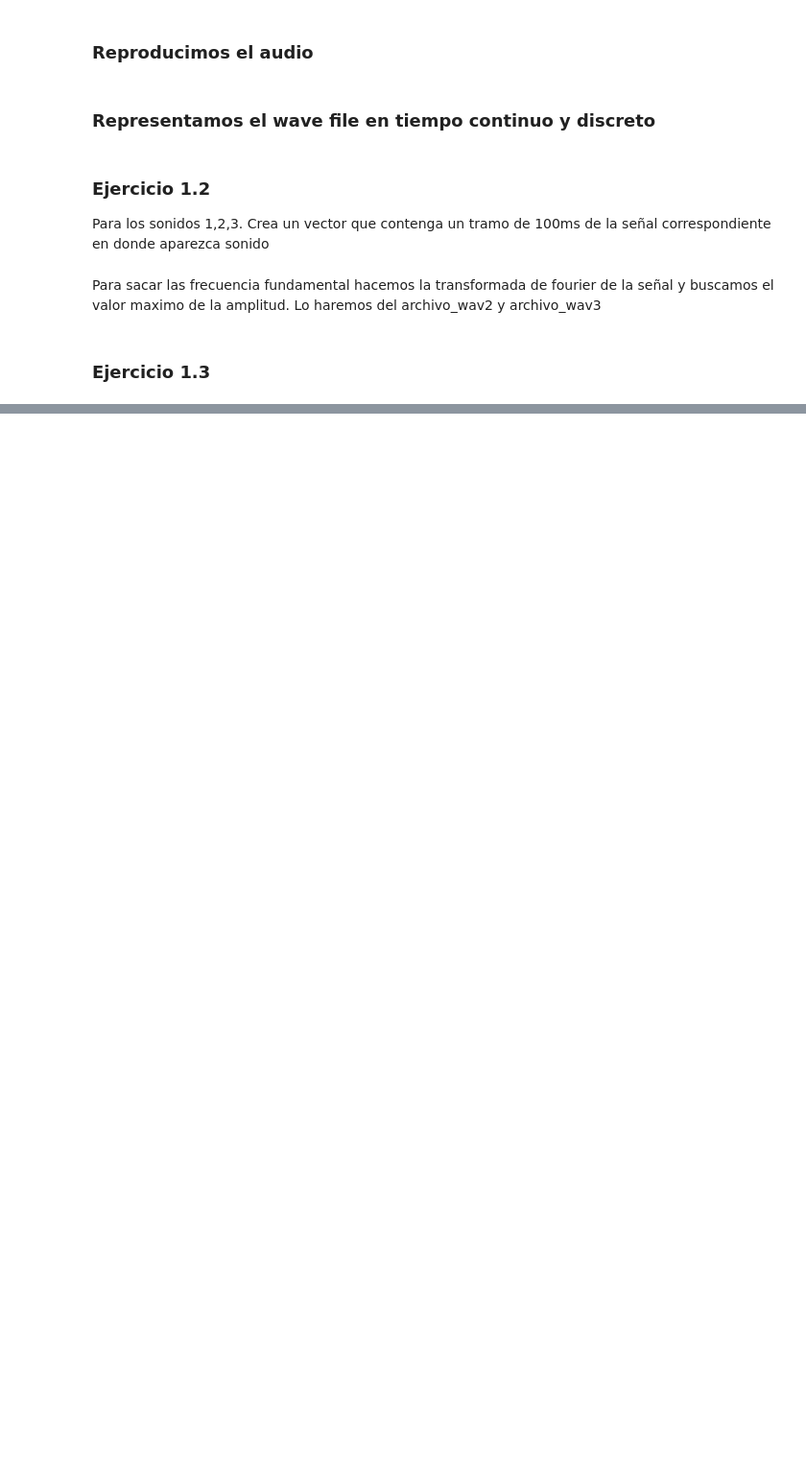
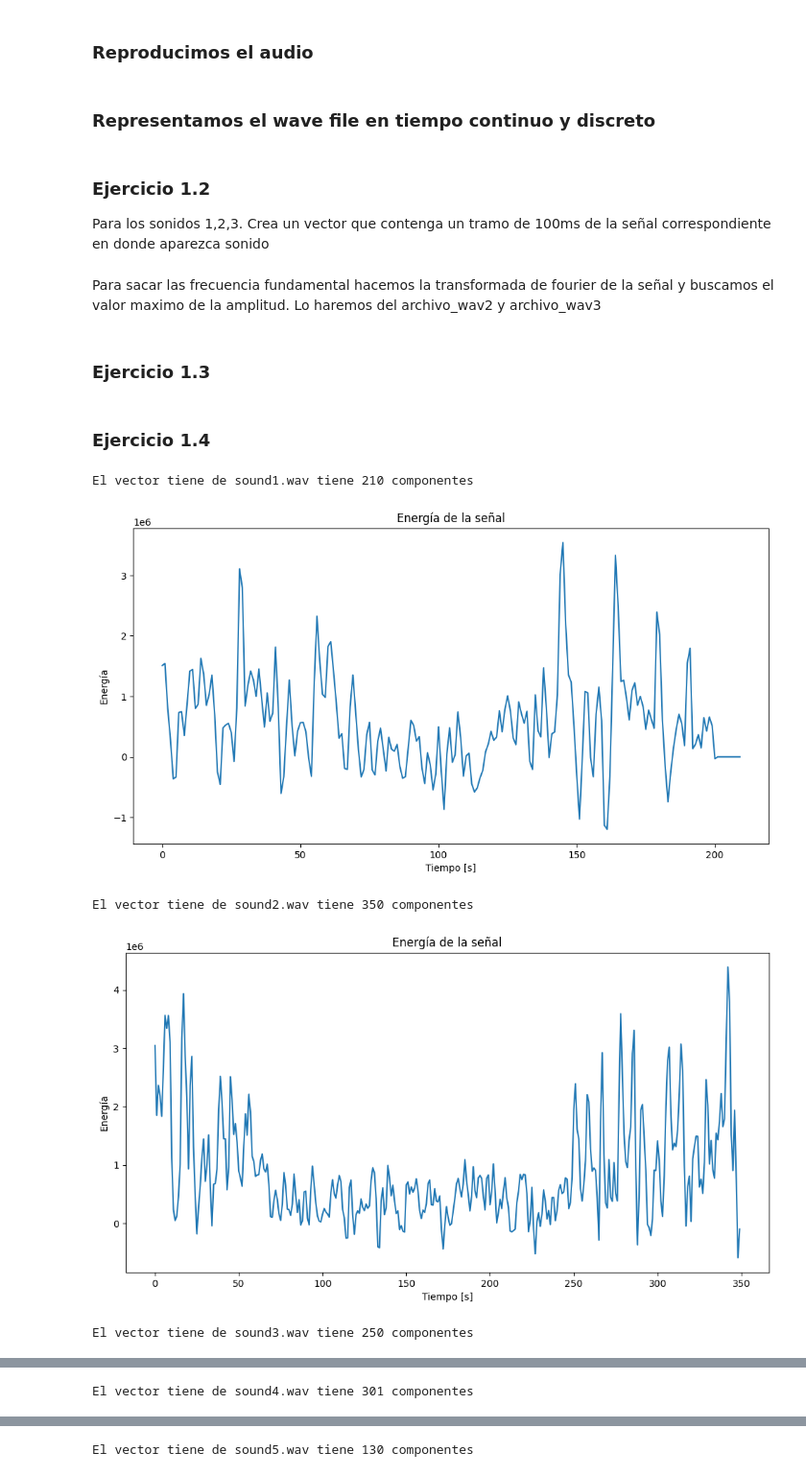
Before and after one commit to oscarjibou/University_projects, a Jupyter notebook: P1/main.ipynb, the cells around one changed output, grey strips where cells are left out. Shown: that part at 96% size. Saved outputs shown, nothing was run; the diff lists cells and outputs as text; code cells hidden in the pictures; blank space fills up the shorter version.

```diff
--- a/P1/main.ipynb
+++ b/P1/main.ipynb
@@ -140,6 +140,7 @@ for archivo_wav in audio_files_only_three:
     frecuencia = np.fft.fftfreq(n, d=1.0/frecuencia_muestreo)
     frecuencia = frecuencia[0:int(n/2)]
     plt.figure(figsize=(12, 6))
+    plt.xlim(0, 500)  # Set the x-axis limits to zoom in
     plt.plot(frecuencia, np.abs(fourier))
     plt.title('Fourier transform of the frame - {}'.format(archivo_wav))
     plt.xlabel('Frecuencia [Hz]')
@@ -169,0 +196,64 @@ for archivo_wav in audio_files_only_three:
+# %% [markdown]
+### Ejercicio 1.4
+# %%
+# for archivo_wav in audio_files:
+
+#     # Get the sample rate and data
+#     frecuencia_muestreo, datos = wavfile.read(archivo_wav)
+
+#     L_frame = int(0.02 * frecuencia_muestreo) # 20ms
+#     overlap = int(L_frame * 0.5)
+
+#     print(f"El vector tiene de {archivo_wav} tiene {len(datos)//(L_frame-overlap)} componentes")
+
+#     # Create an array to store the energy values
+#     energia = np.zeros(len(datos)//(L_frame-overlap))
+
+#     # Calculate the energy for each frame
+#     for i in range(len(datos)//(L_frame-overlap)):
+#         start = i * (L_frame - overlap)
+#         end = start + L_frame
+#         frame = datos[start:end]
+#         energia[i] = np.sum(frame**2)
+
+#     # Plot the energy
+#     plt.figure(figsize=(12, 6))
+#     plt.plot(tiempo[:len(datos)//(L_frame-overlap)], energia) # tiempo[:len(datos)//(L_frame-overlap)] is to make the time the same size as the energy
+#     plt.title('Energía de la señal')
+#     plt.xlabel('Tiempo [s]')
+#     plt.ylabel('Energía')
+#     plt.show()
+
+for archivo_wav in audio_files:
+
+    # Get the sample rate and data
+    frecuencia_muestreo, datos = wavfile.read(archivo_wav)
+
+    L_frame = int(0.02 * frecuencia_muestreo) # 20ms
+    overlap = int(L_frame * 0.5)
+
+    print(f"El vector tiene de {archivo_wav} tiene {len(datos)//(L_frame-overlap)} componentes")
+
+    # Create an array to store the energy values
+    energia = np.zeros(len(datos)//(L_frame-overlap))
+
+    # Calculate the energy for each frame
+    for i in range(len(datos)//(L_frame-overlap)):
+        start = i * (L_frame - overlap)
+        end = start + L_frame
+        frame = datos[start:end]
+        energia[i] = np.sum(frame**2)
+
+    # Plot the energy
+    plt.figure(figsize=(12, 6))
+    plt.plot(tiempo[:len(datos)//(L_frame-overlap)], energia) # tiempo[:len(datos)//(L_frame-overlap)] is to make the time the same size as the energy
+    plt.title('Energía de la señal')
+    plt.xlabel('Tiempo [s]')
+    plt.ylabel('Energía')
+    plt.show()
+# %% [output]
+El vector tiene de sound1.wav tiene 210 componentes
+[figure, added]
+El vector tiene de sound2.wav tiene 350 componentes
+[figure, added]
+El vector tiene de sound3.wav tiene 250 componentes
@@ -169,0 +261 @@ for archivo_wav in audio_files_only_three:
+El vector tiene de sound4.wav tiene 301 componentes
@@ -169,0 +263 @@ for archivo_wav in audio_files_only_three:
+El vector tiene de sound5.wav tiene 130 componentes
```
Also changed, not shown: parts of 2 cells of this notebook.
